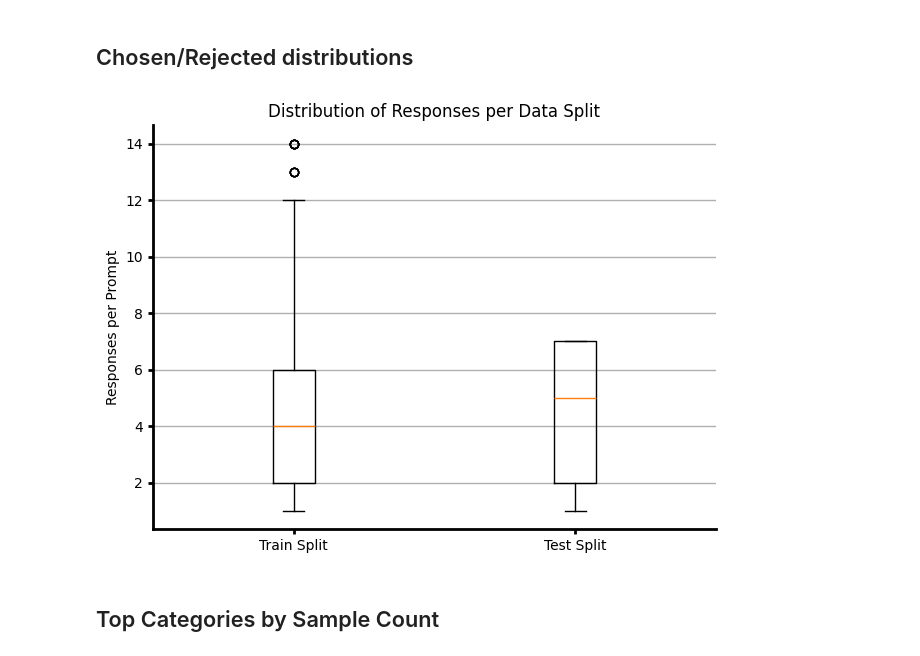
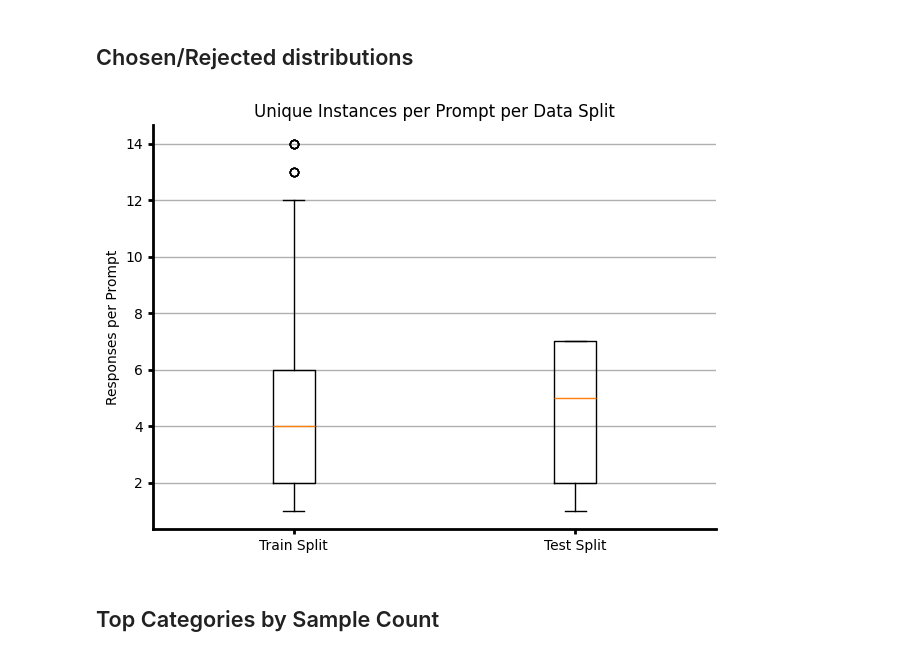
Before and after one commit to nicomu99/practical-course2, a Jupyter notebook: input_distribution_analysis.ipynb, the cells around one changed output. Saved outputs shown, nothing was run; the diff lists cells and outputs as text; code cells hidden in the pictures.

Commit message:
Finished input distribution analysis

```diff
--- a/input_distribution_analysis.ipynb
+++ b/input_distribution_analysis.ipynb
@@ -178,9 +177,9 @@ def plot_unique_response_distribution(df_list, title=None):
     plt.tight_layout()
     plt.show()
 # %%
-plot_unique_response_distribution([train_df, test_df], 'Distribution of Responses per Data Split')
+plot_unique_response_distribution([train_df, test_df], 'Unique Instances per Prompt per Data Split')
 # %% [output]
-[figure, old version]
+[figure, new version]
 # %% [markdown]
 ## Top Categories by Sample Count
 # %%
```
Also changed, not shown: parts of 6 cells of this notebook.
